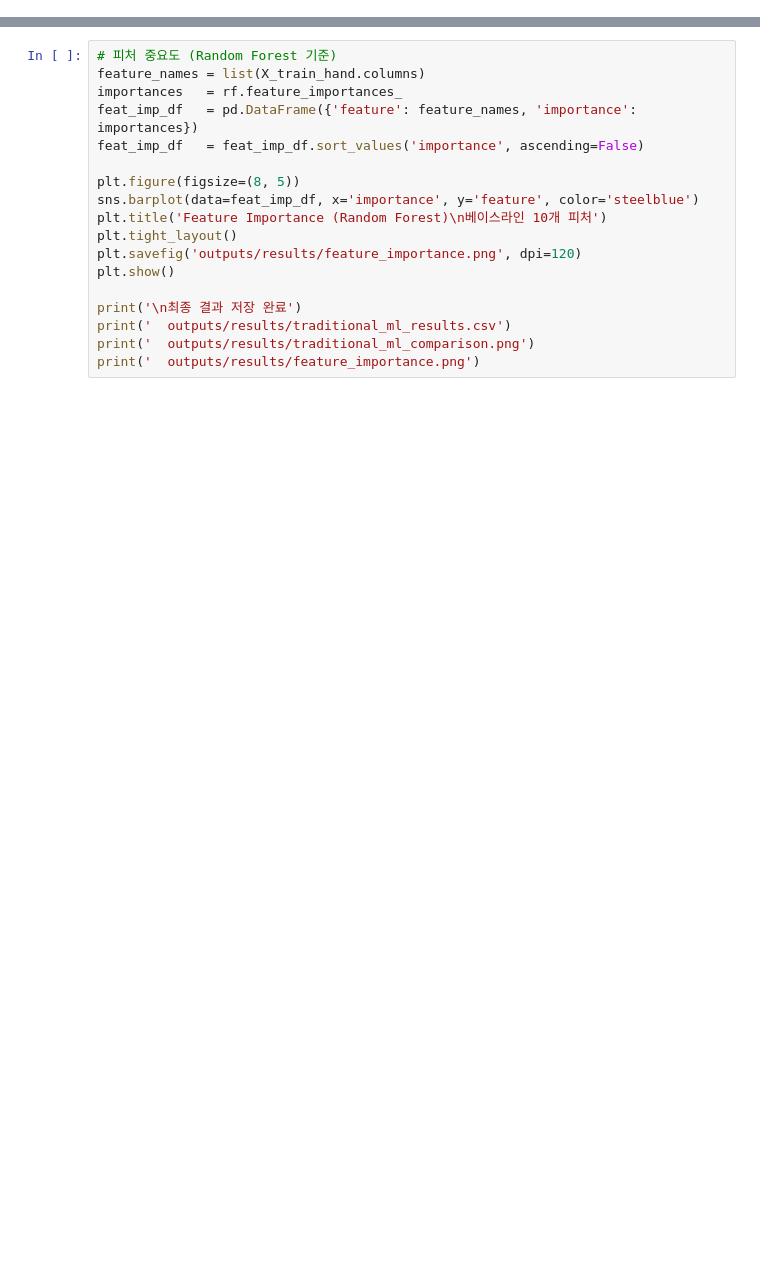
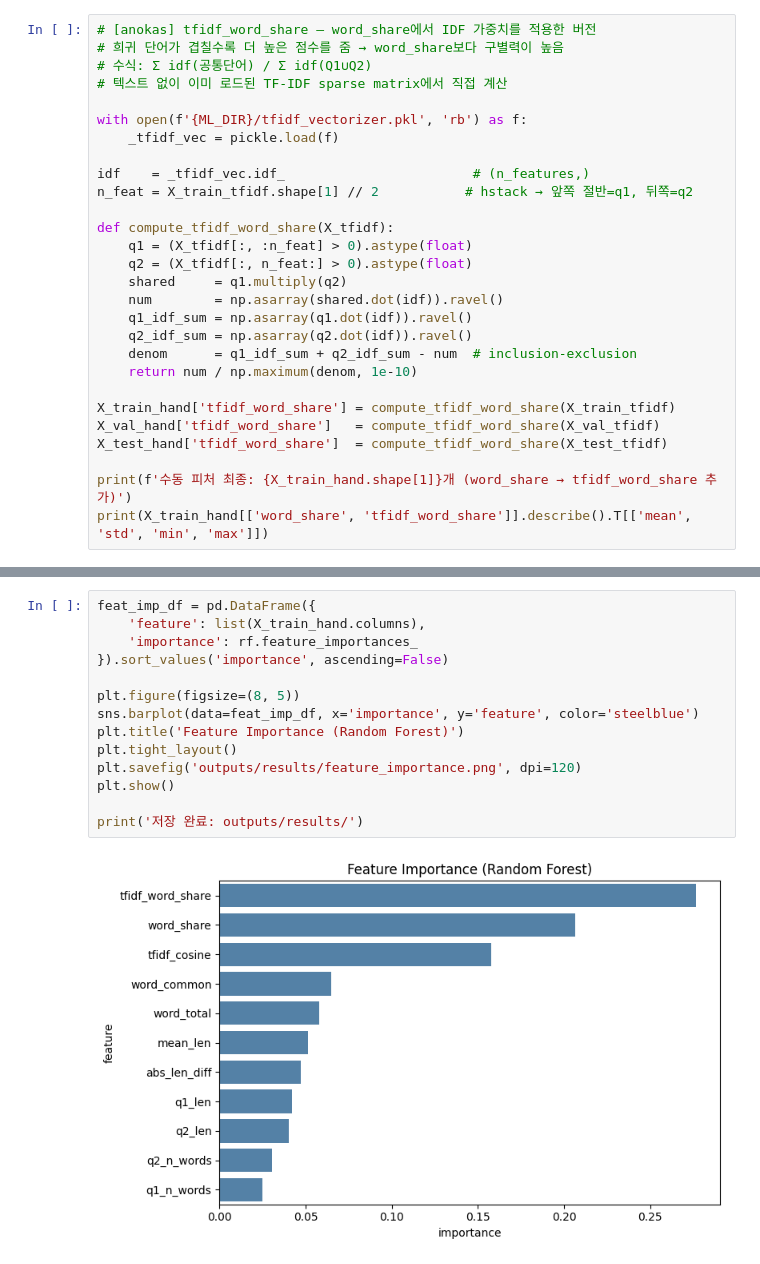
Before and after one commit to hykiop63/CSE36301_ML_final, a Jupyter notebook: 02_traditional_ml.ipynb, the cells around one changed output, grey strips where cells are left out. Drawn from its saved outputs; the diff is of its cells as text; blank space fills up the shorter version.

```diff
--- a/02_traditional_ml.ipynb
+++ b/02_traditional_ml.ipynb
@@ -229,0 +83,28 @@ evaluate_model(
+# %%
+# [anokas] tfidf_word_share — word_share에서 IDF 가중치를 적용한 버전
+# 희귀 단어가 겹칠수록 더 높은 점수를 줌 → word_share보다 구별력이 높음
+# 수식: Σ idf(공통단어) / Σ idf(Q1∪Q2)
+# 텍스트 없이 이미 로드된 TF-IDF sparse matrix에서 직접 계산
+
+with open(f'{ML_DIR}/tfidf_vectorizer.pkl', 'rb') as f:
+    _tfidf_vec = pickle.load(f)
+
+idf    = _tfidf_vec.idf_                        # (n_features,)
+n_feat = X_train_tfidf.shape[1] // 2           # hstack → 앞쪽 절반=q1, 뒤쪽=q2
+
+def compute_tfidf_word_share(X_tfidf):
+    q1 = (X_tfidf[:, :n_feat] > 0).astype(float)
+    q2 = (X_tfidf[:, n_feat:] > 0).astype(float)
+    shared     = q1.multiply(q2)
+    num        = np.asarray(shared.dot(idf)).ravel()
+    q1_idf_sum = np.asarray(q1.dot(idf)).ravel()
+    q2_idf_sum = np.asarray(q2.dot(idf)).ravel()
+    denom      = q1_idf_sum + q2_idf_sum - num  # inclusion-exclusion
+    return num / np.maximum(denom, 1e-10)
+
+X_train_hand['tfidf_word_share'] = compute_tfidf_word_share(X_train_tfidf)
+X_val_hand['tfidf_word_share']   = compute_tfidf_word_share(X_val_tfidf)
+X_test_hand['tfidf_word_share']  = compute_tfidf_word_share(X_test_tfidf)
+
+print(f'수동 피처 최종: {X_train_hand.shape[1]}개 (word_share → tfidf_word_share 추가)')
+print(X_train_hand[['word_share', 'tfidf_word_share']].describe().T[['mean', 'std', 'min', 'max']])
@@ -234,18 +409,16 @@ print(results_df.to_string())
 # %%
-# 피처 중요도 (Random Forest 기준)
-feature_names = list(X_train_hand.columns)
-importances   = rf.feature_importances_
-feat_imp_df   = pd.DataFrame({'feature': feature_names, 'importance': importances})
-feat_imp_df   = feat_imp_df.sort_values('importance', ascending=False)
+feat_imp_df = pd.DataFrame({
+    'feature': list(X_train_hand.columns),
+    'importance': rf.feature_importances_
+}).sort_values('importance', ascending=False)
 
 plt.figure(figsize=(8, 5))
 sns.barplot(data=feat_imp_df, x='importance', y='feature', color='steelblue')
-plt.title('Feature Importance (Random Forest)\n베이스라인 10개 피처')
+plt.title('Feature Importance (Random Forest)')
 plt.tight_layout()
 plt.savefig('outputs/results/feature_importance.png', dpi=120)
 plt.show()
 
-print('\n최종 결과 저장 완료')
-print('  outputs/results/traditional_ml_results.csv')
-print('  outputs/results/traditional_ml_comparison.png')
-print('  outputs/results/feature_importance.png')
+print('저장 완료: outputs/results/')
+# %% [output]
+[figure, added]
```
Also changed, not shown: parts of 51 cells of this notebook, 1 other file.
